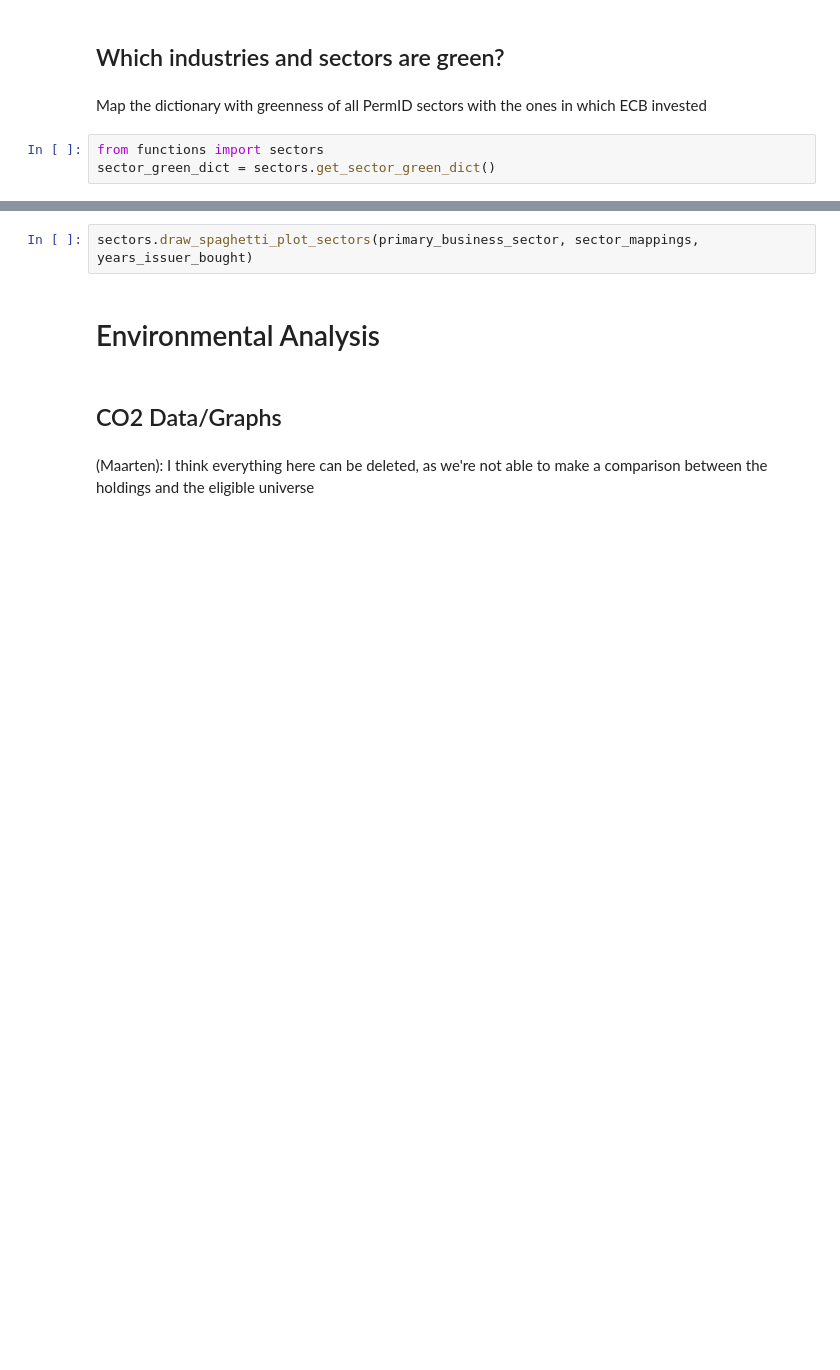
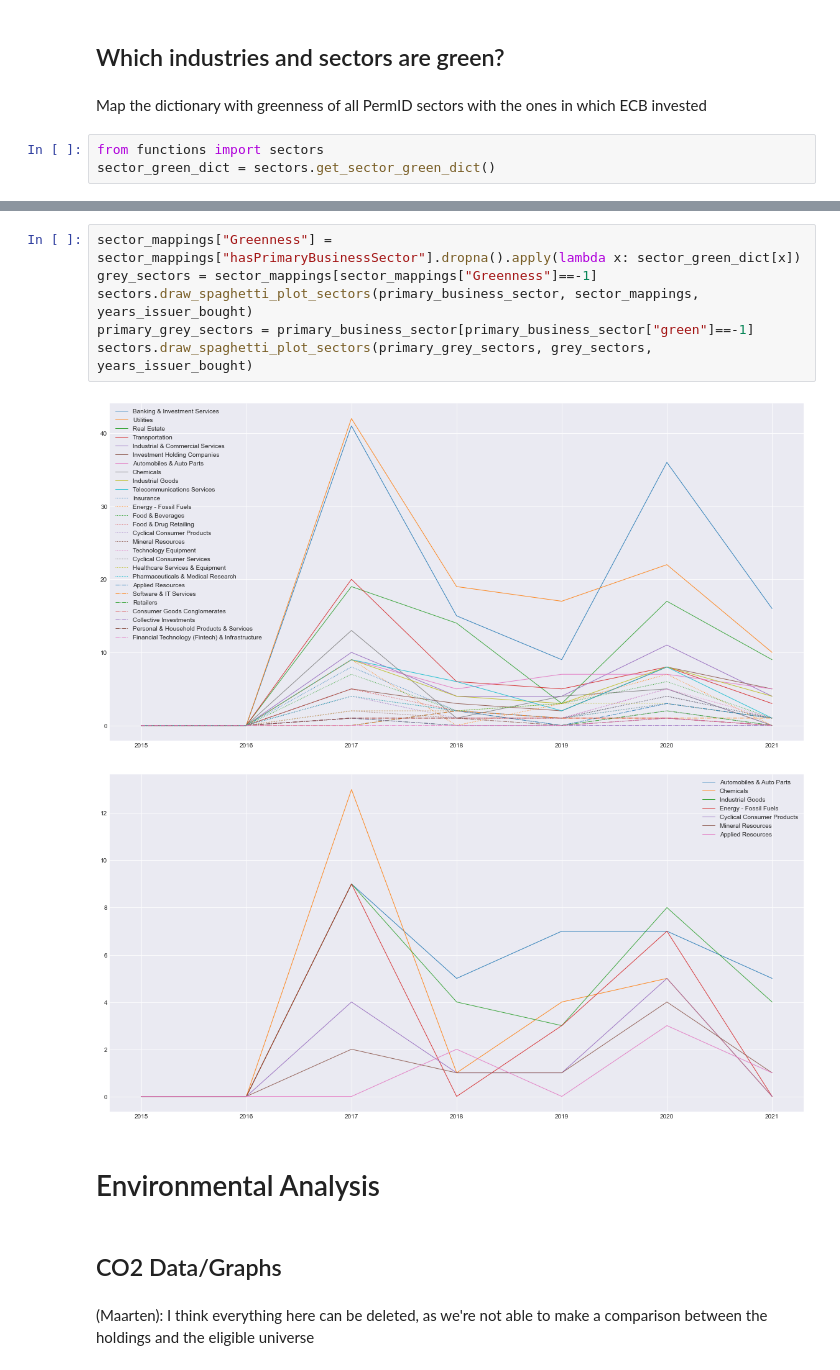
Before and after one commit to AukeVanSighem/ECB-Bond-Purchases, a Jupyter notebook: DataAnalysis.ipynb, the cells around one changed output, grey strips where cells are left out. Cells and saved outputs as stored; diff of their text form; blank space fills up the shorter version.

Commit message:
spaghetti plot for grey sectors

```diff
--- a/DataAnalysis.ipynb
+++ b/DataAnalysis.ipynb
@@ -96,5 +208,12 @@ sector_mappings_with_years = sectors.get_sector_mappings_with_years(sector_mappi
-# %%
-sectors.draw_spaghetti_plot_sectors(primary_business_sector, sector_mappings, years_issuer_bought)
+# %%
+sector_mappings["Greenness"] = sector_mappings["hasPrimaryBusinessSector"].dropna().apply(lambda x: sector_green_dict[x])
+grey_sectors = sector_mappings[sector_mappings["Greenness"]==-1]
+sectors.draw_spaghetti_plot_sectors(primary_business_sector, sector_mappings, years_issuer_bought)
+primary_grey_sectors = primary_business_sector[primary_business_sector["green"]==-1]
+sectors.draw_spaghetti_plot_sectors(primary_grey_sectors, grey_sectors, years_issuer_bought)
+# %% [output]
+[figure, added]
+[figure, added]
 # %% [markdown]
 # Environmental Analysis
 # %% [markdown]
```
Also changed, not shown: parts of 11 cells of this notebook, 1 other file.
